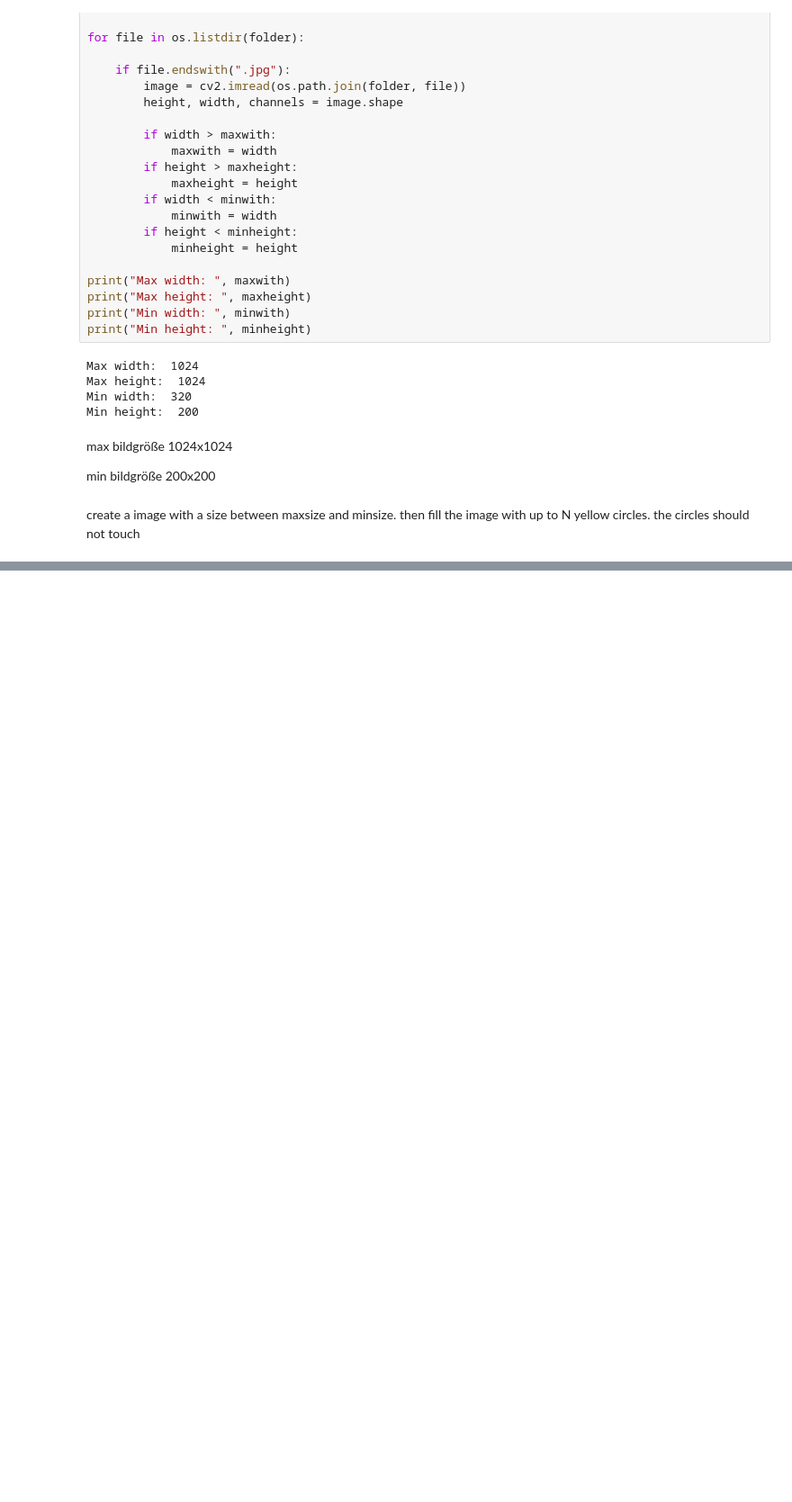
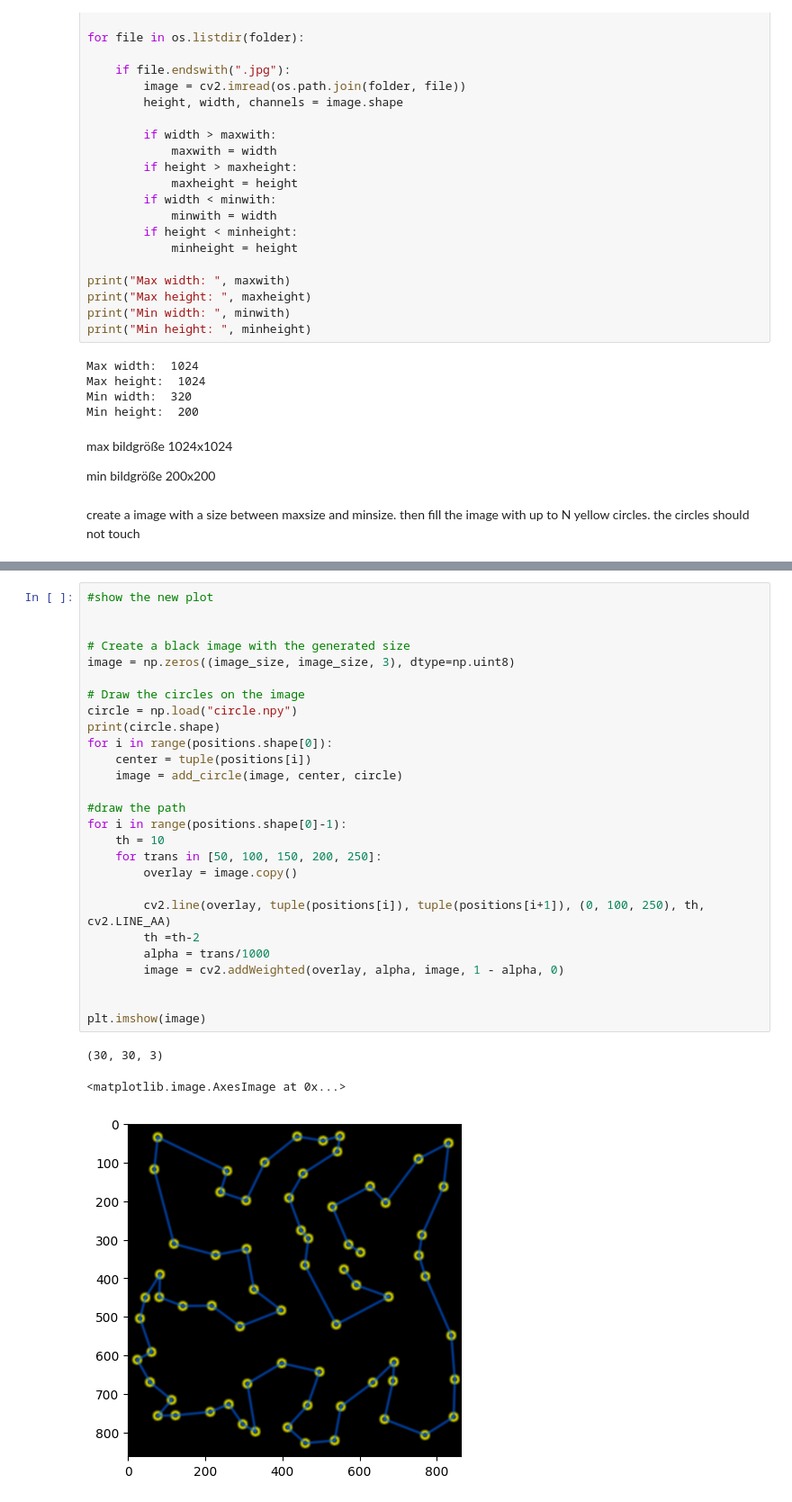
Before and after one commit to maximedrouhin/AI-Lab_Traveling-Salesman-Problem, a Jupyter notebook: data_generator.ipynb, the cells around one changed output, grey strips where cells are left out. Shown at 90% size. Drawn from its saved outputs; the diff is of its cells as text; blank space fills up the shorter version.

```diff
--- a/data_generator.ipynb
+++ b/data_generator.ipynb
@@ -199,0 +277,31 @@ print(bigger_array)
+# %%
+#show the new plot
+
+
+# Create a black image with the generated size
+image = np.zeros((image_size, image_size, 3), dtype=np.uint8)
+
+# Draw the circles on the image
+circle = np.load("circle.npy")
+print(circle.shape)
+for i in range(positions.shape[0]):
+    center = tuple(positions[i])
+    image = add_circle(image, center, circle)
+
+#draw the path
+for i in range(positions.shape[0]-1):
+    th = 10
+    for trans in [50, 100, 150, 200, 250]:
+        overlay = image.copy()
+
+        cv2.line(overlay, tuple(positions[i]), tuple(positions[i+1]), (0, 100, 250), th, cv2.LINE_AA)
+        th =th-2
+        alpha = trans/1000
+        image = cv2.addWeighted(overlay, alpha, image, 1 - alpha, 0)
+
+
+plt.imshow(image)
+# %% [output]
+(30, 30, 3)
+<matplotlib.image.AxesImage at 0x...>
+[figure, added]
```
Also changed, not shown: parts of 10 cells of this notebook.
